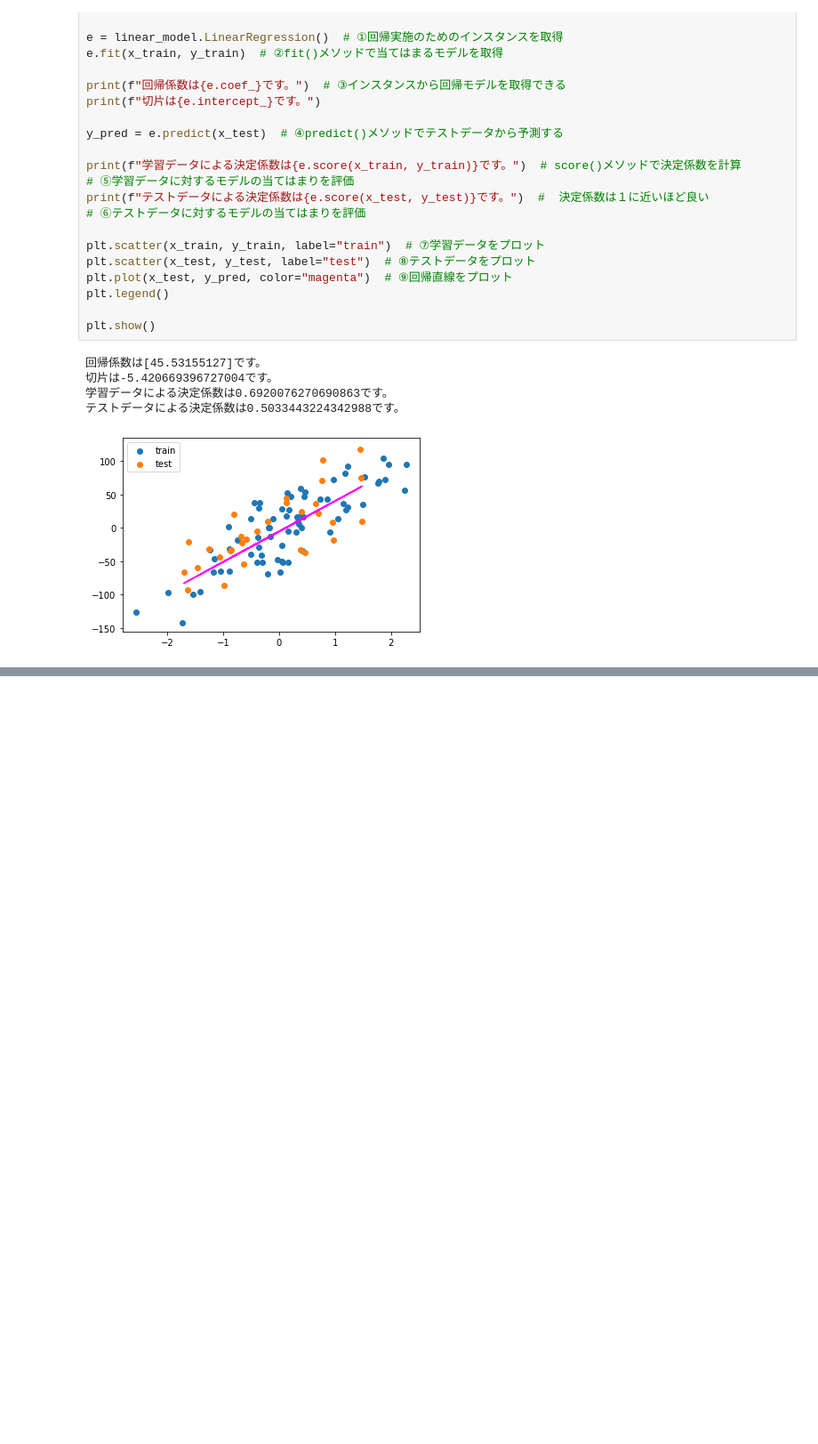
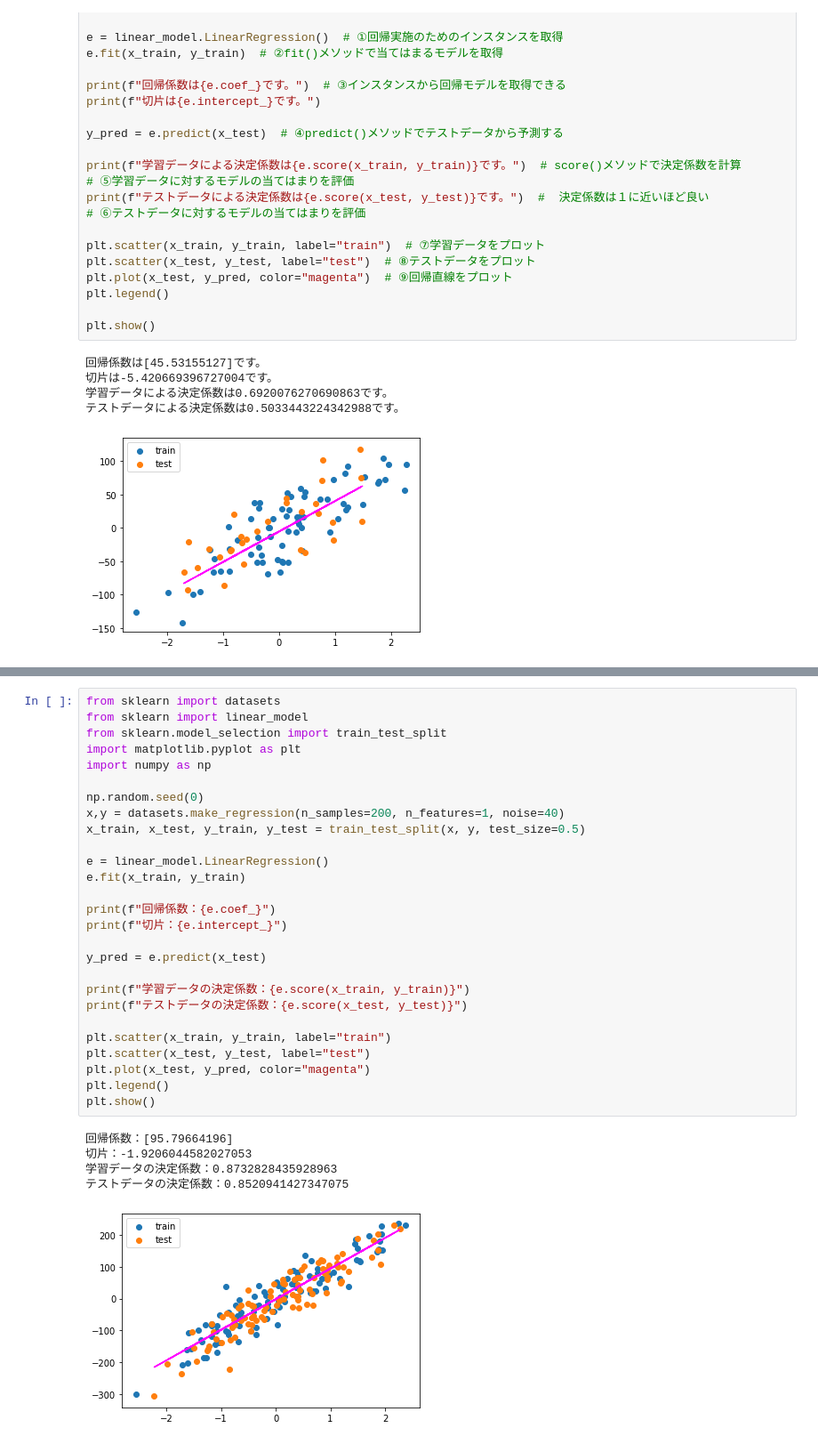
Before and after one commit to HIRO76/jupyter_lesson, a Jupyter notebook: lesson/lesson13.ipynb, the cells around one changed output, grey strips where cells are left out. Shown at 89% size. Cells and saved outputs as stored; diff of their text form; blank space fills up the shorter version.

```diff
--- a/lesson/lesson13.ipynb
+++ b/lesson/lesson13.ipynb
@@ -42,0 +84,33 @@ plt.show()
+# %%
+from sklearn import datasets
+from sklearn import linear_model
+from sklearn.model_selection import train_test_split
+import matplotlib.pyplot as plt
+import numpy as np
+
+np.random.seed(0)
+x,y = datasets.make_regression(n_samples=200, n_features=1, noise=40)
+x_train, x_test, y_train, y_test = train_test_split(x, y, test_size=0.5)
+
+e = linear_model.LinearRegression()
+e.fit(x_train, y_train)
+
+print(f"回帰係数：{e.coef_}")
+print(f"切片：{e.intercept_}")
+
+y_pred = e.predict(x_test)
+
+print(f"学習データの決定係数：{e.score(x_train, y_train)}")
+print(f"テストデータの決定係数：{e.score(x_test, y_test)}")
+
+plt.scatter(x_train, y_train, label="train")
+plt.scatter(x_test, y_test, label="test")
+plt.plot(x_test, y_pred, color="magenta")
+plt.legend()
+plt.show()
+# %% [output]
+回帰係数：[95.79664196]
+切片：-1.9206044582027053
+学習データの決定係数：0.8732828435928963
+テストデータの決定係数：0.8520941427347075
+[figure, added]
```
Also changed, not shown: parts of 5 cells of this notebook.
